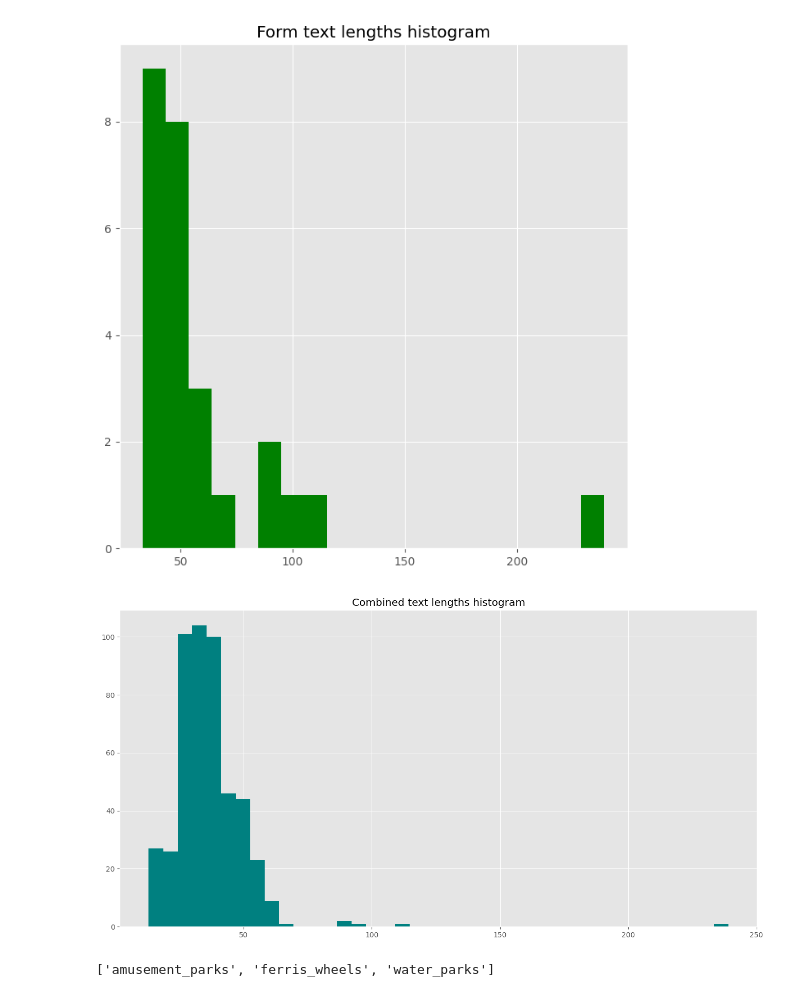
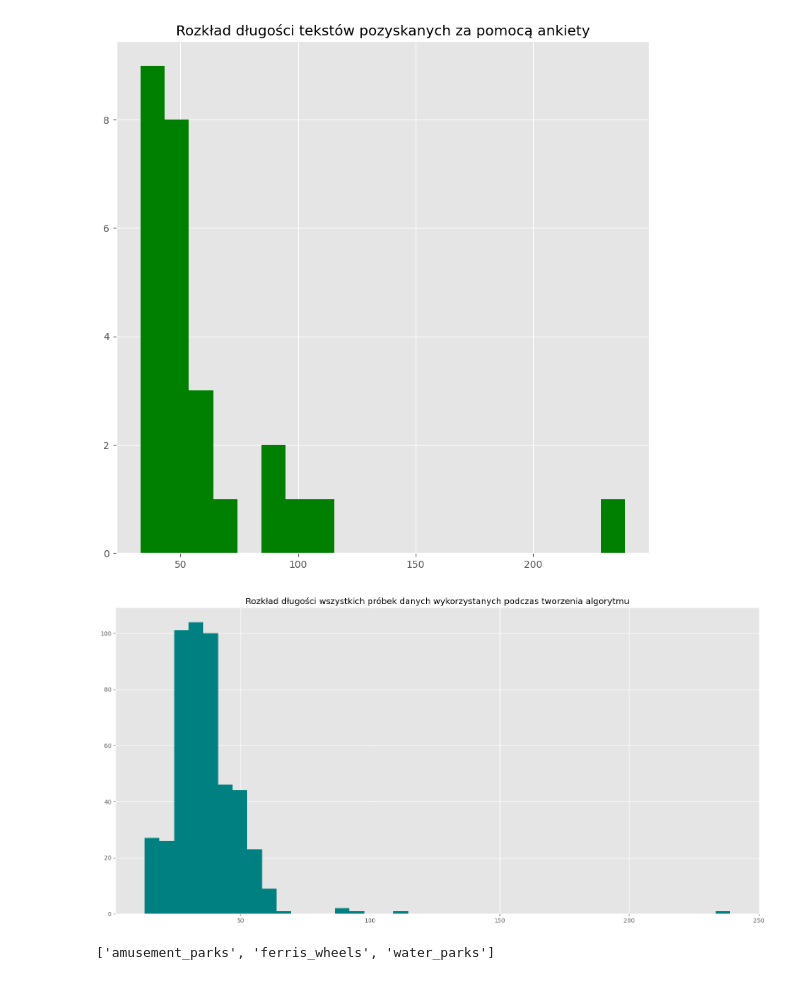
Before and after one commit to AndrzejStarzyk/WiBIT, a Jupyter notebook: text-operations/notebooks/eda.ipynb, the cells around one changed output. Drawn from its saved outputs; the diff is of its cells as text; code cells hidden in the pictures.

```diff
--- a/text-operations/notebooks/eda.ipynb
+++ b/text-operations/notebooks/eda.ipynb
@@ -40,17 +91,23 @@ plt.show()
 # %%
 plt.figure(figsize=(8, 8))
 plt.hist(form_text_len , bins=20, color='green')
-plt.title('Form text lengths histogram')
+plt.title('Rozkład długości tekstów pozyskanych za pomocą ankiety')
+
+plt.tight_layout(pad=1)
+plt.savefig('imgs/img9.png')
 plt.show()
 # %% [output]
-[figure, old version]
+[figure, new version]
 # %%
 plt.figure(figsize=(16, 8))
 plt.hist(chat_text_len+form_text_len , bins=40, color='teal')
-plt.title('Combined text lengths histogram')
+plt.title('Rozkład długości wszystkich próbek danych wykorzystanych podczas tworzenia algorytmu')
+
+plt.tight_layout(pad=1)
+plt.savefig('imgs/imgXX.png')
 plt.show()
 # %% [output]
-[figure, old version]
+[figure, new version]
 # %%
 categories = list(both_df.columns)[2:]
 categories[:3]
```
Also changed, not shown: parts of 16 cells of this notebook, 11 other files.
